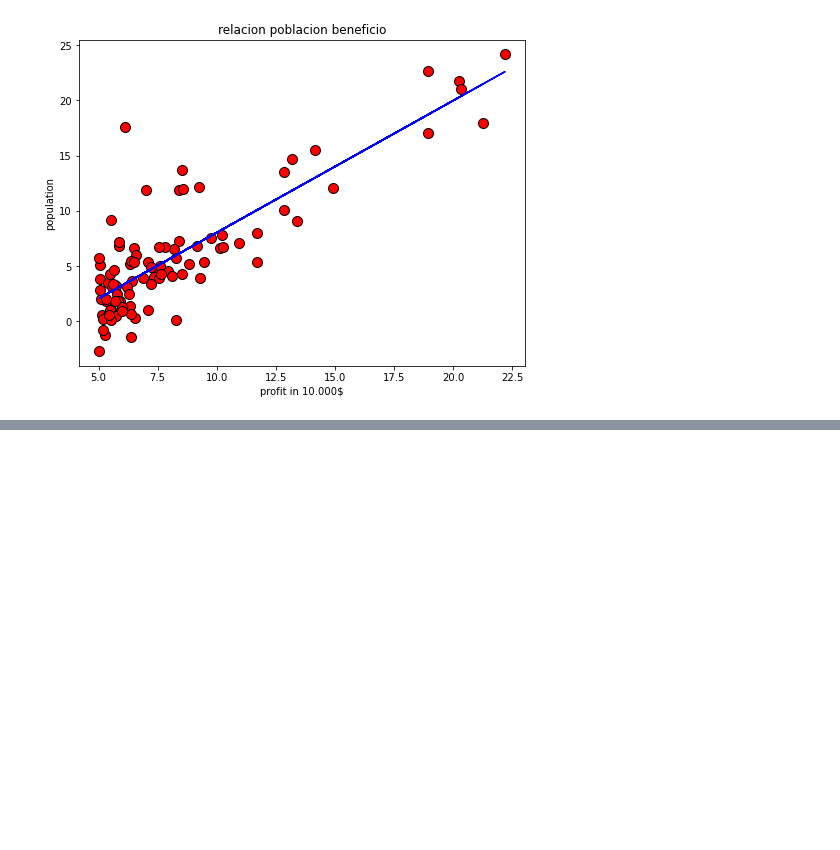
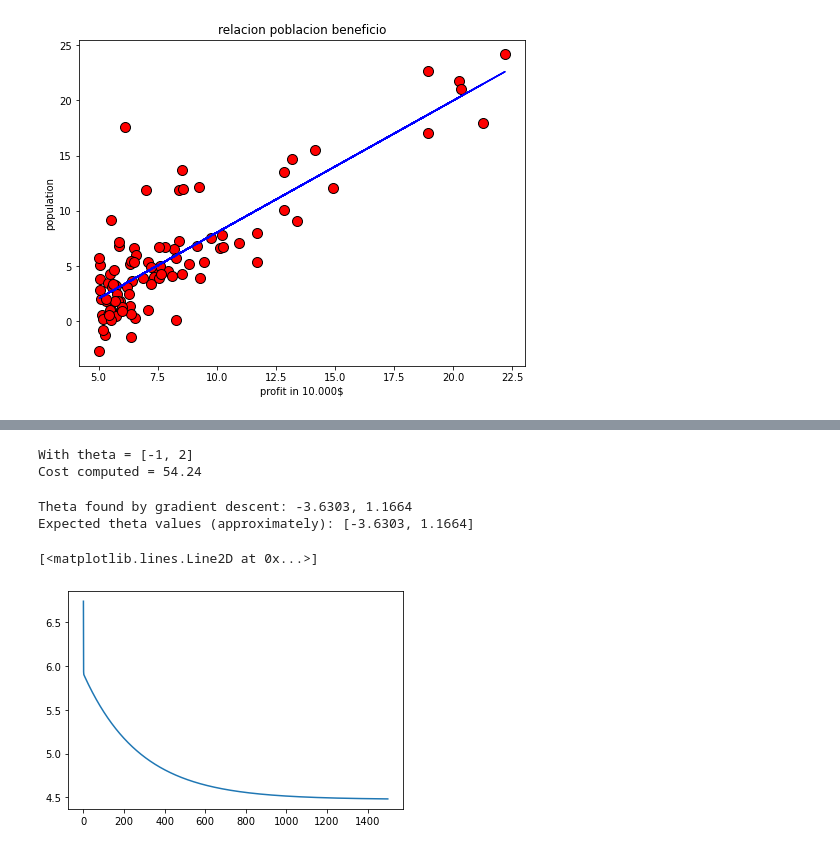
Before and after one commit to gonzalo71/TestGit, a Jupyter notebook: ejercicios_andrewng.ipynb, the cells around one changed output, grey strips where cells are left out. Drawn from its saved outputs; the diff is of its cells as text; code cells hidden in the pictures; blank space fills up the shorter version.

```diff
--- a/ejercicios_andrewng.ipynb
+++ b/ejercicios_andrewng.ipynb
@@ -83,0 +91,58 @@ Text(0.5, 1.0, 'relacion poblacion beneficio')
+# %%
+# creamos una funcion de coste
+def computeCost(X,y,theta):
+    m = y.size
+    h = np.dot(X,theta)
+    # funcion coste
+    j = (1/(2*m)) * np.sum(np.square(h - y))
+    return j
+# %%
+# recordara que theta son los parametros de la funcion 00 y 01
+J = computeCost(X,y,theta=np.array([-1,2]))
+print ('With theta = [-1, 2]\nCost computed = %.2f' % J)
+# %% [output]
+With theta = [-1, 2]
+Cost computed = 54.24
+# %%
+# ahora creamos la funcion de gradiente
+def gradientDescent(X,y,theta,alpha,num_iters):
+    # Initialize some useful values
+    m = y.shape[0]  # number of training examples
+
+    # make a copy of theta, to avoid changing the original array, since numpy arrays
+    # are passed by reference to functions
+    theta = theta.copy()
+
+    J_history = [] # Use a python list to save cost in every iteration
+
+    for i in range(num_iters):
+        # ==================== YOUR CODE HERE =================================
+        theta = theta - (alpha / m) * (np.dot(X, theta) - y).dot(X)
+
+        # =====================================================================
+
+        # save the cost J in every iteration
+        J_history.append(computeCost(X, y, theta))
+
+    return theta, J_history
+# %%
+# After you are finished call the implemented gradientDescent function and print the computed $\theta$. We initialize the $\theta$ parameters to 0 and the learning rate $\alpha$ to 0.01. Execute the following cell to check your code.
+
+# initialize fitting parameters
+theta = np.zeros(2)
+
+# some gradient descent settings
+iterations = 1500
+alpha = 0.01
+
+theta, J_history = gradientDescent(X ,y, theta, alpha, iterations)
+print('Theta found by gradient descent: {:.4f}, {:.4f}'.format(*theta))
+print('Expected theta values (approximately): [-3.6303, 1.1664]')
+# %% [output]
+Theta found by gradient descent: -3.6303, 1.1664
+Expected theta values (approximately): [-3.6303, 1.1664]
+# %%
+plt.plot(np.array([range(1500)]).T,np.array(J_history),"-")
+# %% [output]
+[<matplotlib.lines.Line2D at 0x...>]
+[figure, added]
```
Also changed, not shown: parts of 4 cells of this notebook, 1 other file.
